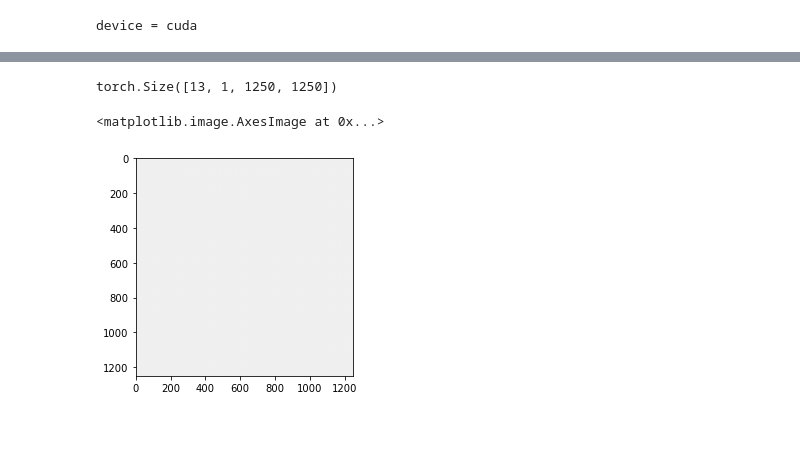
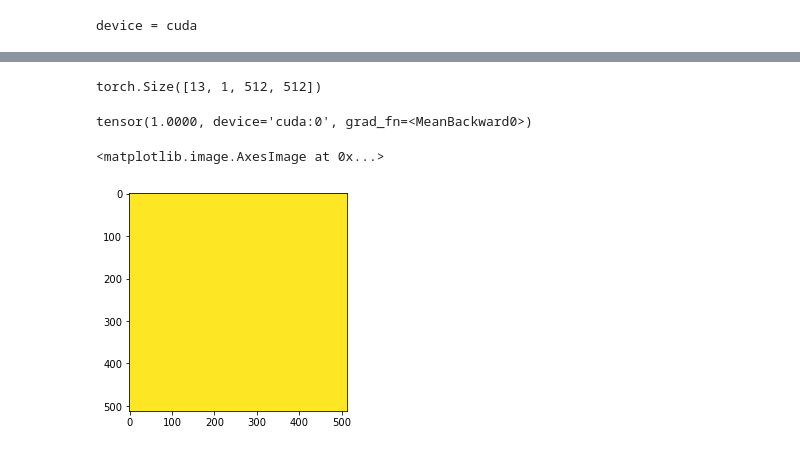
Before and after one commit to postwave/CREMI_ElectronMicroscopy_registration, a Jupyter notebook: data_playground.ipynb, the cells around one changed output, grey strips where cells are left out. Drawn from its saved outputs; the diff is of its cells as text; code cells hidden in the pictures.

```diff
--- a/data_playground.ipynb
+++ b/data_playground.ipynb
@@ -59,12 +59,13 @@ print(f"device = {device}")
 # %% [output]
 device = cuda
 # %%
-train_x = torch.tensor(f['/volumes/raw'])
+train_x = torch.zeros((f['/volumes/raw'].shape[0],512,512))
+for i in range(train_x.shape[0]):
+    train_x[i] = torch.from_numpy(cv2.resize(f['/volumes/raw'][i],(512, 512)))
 dummy_y = torch.zeros(train_x.shape[0])
 # %%
-print(torch.cuda.memory_allocated()//(1024*1024))
-train_x = train_x.unsqueeze(1).to(device)
-print(torch.cuda.memory_allocated()//(1024*1024))
+# print(torch.cuda.memory_allocated()//(1024*1024))
+train_x = train_x.unsqueeze(1)
+# print(torch.cuda.memory_allocated()//(1024*1024))
 # train_x = torchvision.transforms.functional.normalize(train_x.float(), 0.5, 0.5)
-
 dataset_ae = torch.utils.data.TensorDataset(train_x.float(), dummy_y)
@@ -126,15 +149,17 @@ torch.cuda.empty_cache()
 model.train()
 for epoch in range(num_epochs):
     for img,_ in ae_dataloader:
+        img = img.to(device)
         output = model(img)
         loss = criterion(output, img)
 
         optimizer.zero_grad()
         loss.backward()
         optimizer.step()
-
-    print('epoch [{}/{}], loss:{:.4f}'
-      .format(epoch+1, num_epochs, loss.item()))
+    exp_lr_scheduler.step()
+    if epoch % 10 == 0:
+        print('epoch [{}/{}], loss:{:.4f}'
+          .format(epoch+1, num_epochs, loss.item()))
 
 #     if epoch % 2 == 0:
 #         pic = to_img(output.cpu().data)
@@ -155,9 +190,9 @@ epoch [10/10], loss:16465.3262
 def to_img(x):
     x = 0.5 * (x + 1)
     x = x.clamp(0, 1)
-    x = x.view(x.size(0), 1, 1250, 1250)
+    x = x.view(x.size(0), 1, 512, 512)
     return x
 dst = to_img(output)
 print(dst.shape)
 # %% [output]
-torch.Size([13, 1, 1250, 1250])
+torch.Size([13, 1, 512, 512])
@@ -164,5 +201,9 @@ torch.Size([13, 1, 1250, 1250])
+# %%
+dst.mean()
+# %% [output]
+tensor(1.0000, device='cuda:0', grad_fn=<MeanBackward0>)
 # %%
-plt.imshow(dst[0,0,:,:].detach().cpu(), cmap = 'gray', vmax = 1, vmin = 0)
+plt.imshow(dst[0,0,:,:].detach().cpu(), vmax = 1, vmin = 0)
 # %% [output]
 <matplotlib.image.AxesImage at 0x...>
-[figure, old version]
+[figure, new version]
```
Also changed, not shown: parts of 6 cells of this notebook, 1 other file.
